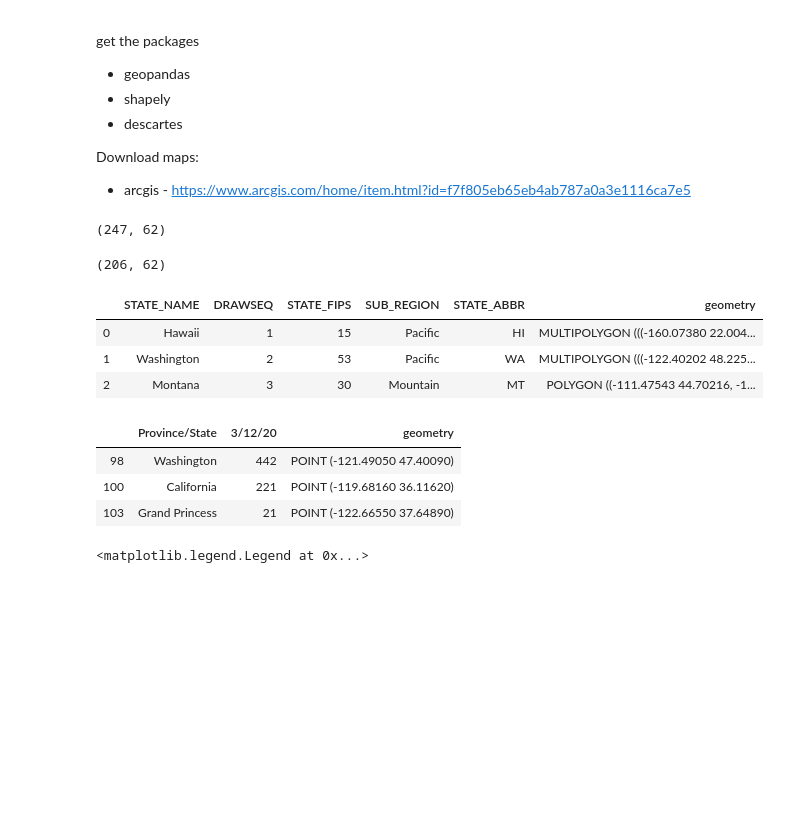
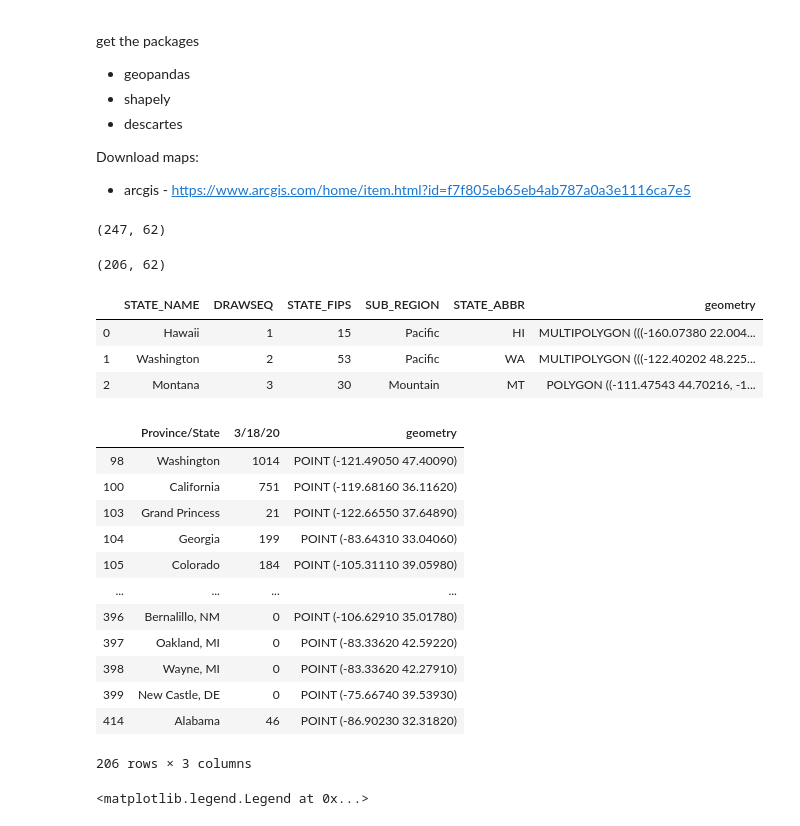
Before and after one commit to dougfoo/machineLearning, a Jupyter notebook: covid/COVID-Analysis-2.ipynb, the cells around one changed output. Cells and saved outputs as stored; diff of their text form; code cells hidden in the pictures; blank space fills up the shorter version.

```diff
--- a/covid/COVID-Analysis-2.ipynb
+++ b/covid/COVID-Analysis-2.ipynb
@@ -216,37 +216,46 @@ Download maps:
 # %%
 import geopandas as gpd
 from shapely.geometry import Point, Polygon
 import matplotlib.pyplot as plt
 import pandas as pd
 %matplotlib inline
 
 usa = gpd.read_file('maps/states.shp')
 
 display(confirmed_us.shape)
 confirmed_us2 = confirmed_us
 confirmed_us2 = confirmed_us2[confirmed_us2['Long'] > -130]  # exclude hawaii
 confirmed_us2 = confirmed_us2[confirmed_us2['Long'] < -75]   # up to new york
 confirmed_us2 = confirmed_us2[confirmed_us2['Lat'] < 50]  # below canada
 confirmed_us2 = confirmed_us2[confirmed_us2['Lat'] > 22]  # above texas
 display(confirmed_us2.shape)
 
 geometry = [Point(xy) for xy in zip(confirmed_us2["Long"],confirmed_us2["Lat"]) ]
 geo_df = gpd.GeoDataFrame(confirmed_us2,crs={"init": "epsg:4326"},geometry=geometry)
-geo_df = geo_df[['Province/State','3/12/20','geometry']]
+geo_df = geo_df[['Province/State','3/18/20','geometry']]
 
 display(usa[0:3])
-display(geo_df[0:3])
+display(geo_df)
 # %% [output]
 (247, 62)
 (206, 62)
 |  | STATE_NAME | DRAWSEQ | STATE_FIPS | SUB_REGION | STATE_ABBR | geometry |
 | 0 | Hawaii | 1 | 15 | Pacific | HI | MULTIPOLYGON (((-160.07380 22.004... |
 | 1 | Washington | 2 | 53 | Pacific | WA | MULTIPOLYGON (((-122.40202 48.225... |
 | 2 | Montana | 3 | 30 | Mountain | MT | POLYGON ((-111.47543 44.70216, -1... |
-|  | Province/State | 3/12/20 | geometry |
-| 98 | Washington | 442 | POINT (-121.49050 47.40090) |
-| 100 | California | 221 | POINT (-119.68160 36.11620) |
+|  | Province/State | 3/18/20 | geometry |
+| 98 | Washington | 1014 | POINT (-121.49050 47.40090) |
+| 100 | California | 751 | POINT (-119.68160 36.11620) |
 | 103 | Grand Princess | 21 | POINT (-122.66550 37.64890) |
+| 104 | Georgia | 199 | POINT (-83.64310 33.04060) |
+| 105 | Colorado | 184 | POINT (-105.31110 39.05980) |
+| ... | ... | ... | ... |
+| 396 | Bernalillo, NM | 0 | POINT (-106.62910 35.01780) |
+| 397 | Oakland, MI | 0 | POINT (-83.33620 42.59220) |
+| 398 | Wayne, MI | 0 | POINT (-83.33620 42.27910) |
+| 399 | New Castle, DE | 0 | POINT (-75.66740 39.53930) |
+| 414 | Alabama | 46 | POINT (-86.90230 32.31820) |
+206 rows × 3 columns
 # %%
 
 fig, ax = plt.subplots(figsize=(15,15))
```
Also changed, not shown: parts of 1 cell of this notebook.
